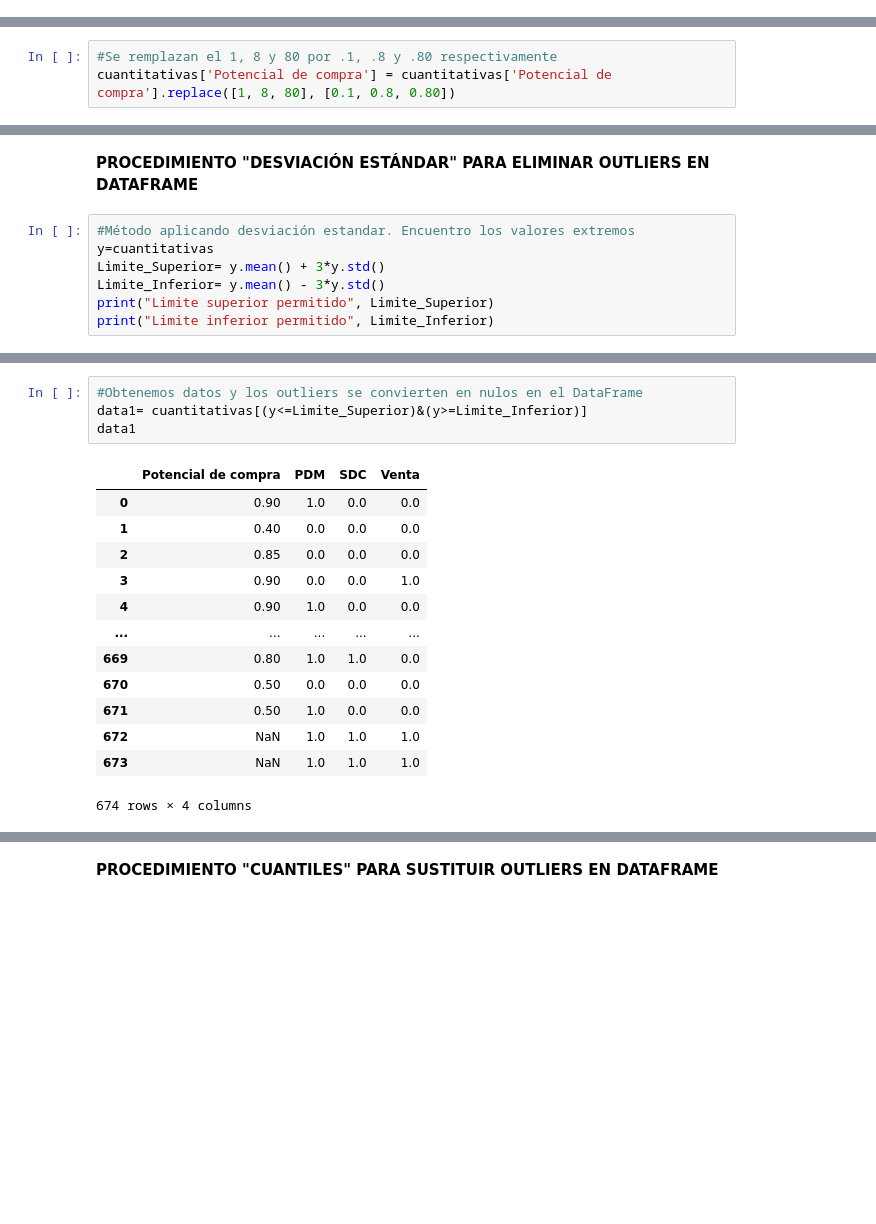
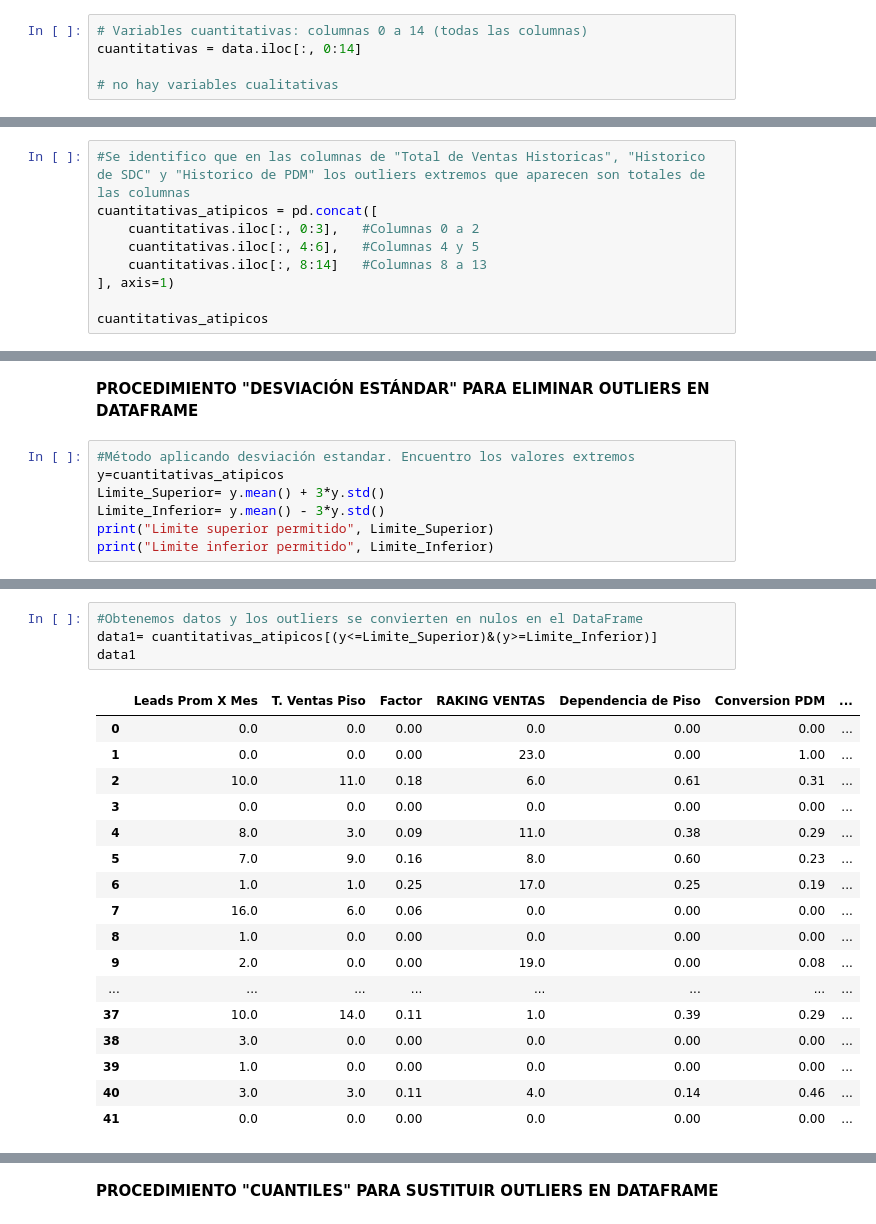
Before and after one commit to pats-pdf/1.-Extracci-n-de-Datos, a Jupyter notebook: Valores_atípicos/Actividad 3.2/3_Valores_atípicos_Análisis de Piso 2.ipynb, the cells around one changed output, grey strips where cells are left out. Cells and saved outputs as stored; diff of their text form; blank space fills up the shorter version.

```diff
--- a/Valores_atípicos/Actividad 3.2/3_Valores_atípicos_Análisis de Piso 2.ipynb
+++ b/Valores_atípicos/Actividad 3.2/3_Valores_atípicos_Análisis de Piso 2.ipynb
@@ -62,3 +107,8 @@ cualitativas = pd.concat([
+# %%
+# Variables cuantitativas: columnas 0 a 14 (todas las columnas)
+cuantitativas = data.iloc[:, 0:14]
+
+# no hay variables cualitativas
 # %%
 #Realizamos diagrama de caja o bigote de cada columna del dataframe
 fig = plt.figure(figsize =(15, 8))
@@ -73,3 +120,0 @@ plt.show() #dibujamos el diagrama
-# %%
-#Se remplazan el 1, 8 y 80 por .1, .8 y .80 respectivamente
-cuantitativas['Potencial de compra'] = cuantitativas['Potencial de compra'].replace([1, 8, 80], [0.1, 0.8, 0.80])
@@ -75,0 +123,9 @@ cuantitativas['Potencial de compra'] = cuantitativas['Potencial de compra'].repl
+# %%
+#Se identifico que en las columnas de "Total de Ventas Historicas", "Historico de SDC" y "Historico de PDM" los outliers extremos que aparecen son totales de las columnas
+cuantitativas_atipicos = pd.concat([
+    cuantitativas.iloc[:, 0:3],   #Columnas 0 a 2
+    cuantitativas.iloc[:, 4:6],   #Columnas 4 y 5
+    cuantitativas.iloc[:, 8:14]   #Columnas 8 a 13
+], axis=1)
+
+cuantitativas_atipicos
@@ -86,7 +184,7 @@ plt.show() #dibujamos el diagrama
 **PROCEDIMIENTO "DESVIACIÓN ESTÁNDAR" PARA ELIMINAR OUTLIERS EN DATAFRAME**
 # %%
 #Método aplicando desviación estandar. Encuentro los valores extremos
-y=cuantitativas
+y=cuantitativas_atipicos
 Limite_Superior= y.mean() + 3*y.std()
 Limite_Inferior= y.mean() - 3*y.std()
 print("Limite superior permitido", Limite_Superior)
@@ -104,22 +209,26 @@ Venta                 -0.829619
 dtype: float64
 # %%
 #Obtenemos datos y los outliers se convierten en nulos en el DataFrame
-data1= cuantitativas[(y<=Limite_Superior)&(y>=Limite_Inferior)]
+data1= cuantitativas_atipicos[(y<=Limite_Superior)&(y>=Limite_Inferior)]
 data1
 # %% [output]
-|  | Potencial de compra | PDM | SDC | Venta |
-| 0 | 0.90 | 1.0 | 0.0 | 0.0 |
-| 1 | 0.40 | 0.0 | 0.0 | 0.0 |
-| 2 | 0.85 | 0.0 | 0.0 | 0.0 |
-| 3 | 0.90 | 0.0 | 0.0 | 1.0 |
-| 4 | 0.90 | 1.0 | 0.0 | 0.0 |
-| ... | ... | ... | ... | ... |
-| 669 | 0.80 | 1.0 | 1.0 | 0.0 |
-| 670 | 0.50 | 0.0 | 0.0 | 0.0 |
-| 671 | 0.50 | 1.0 | 0.0 | 0.0 |
-| 672 | NaN | 1.0 | 1.0 | 1.0 |
-| 673 | NaN | 1.0 | 1.0 | 1.0 |
+|  | Leads Prom X Mes | T. Ventas Piso | Factor | RAKING VENTAS | Dependencia de Piso | Conversion PDM | ... |
+| 0 | 0.0 | 0.0 | 0.00 | 0.0 | 0.00 | 0.00 | ... |
+| 1 | 0.0 | 0.0 | 0.00 | 23.0 | 0.00 | 1.00 | ... |
+| 2 | 10.0 | 11.0 | 0.18 | 6.0 | 0.61 | 0.31 | ... |
+| 3 | 0.0 | 0.0 | 0.00 | 0.0 | 0.00 | 0.00 | ... |
+| 4 | 8.0 | 3.0 | 0.09 | 11.0 | 0.38 | 0.29 | ... |
+| 5 | 7.0 | 9.0 | 0.16 | 8.0 | 0.60 | 0.23 | ... |
+| 6 | 1.0 | 1.0 | 0.25 | 17.0 | 0.25 | 0.19 | ... |
+| 7 | 16.0 | 6.0 | 0.06 | 0.0 | 0.00 | 0.00 | ... |
+| 8 | 1.0 | 0.0 | 0.00 | 0.0 | 0.00 | 0.00 | ... |
+| 9 | 2.0 | 0.0 | 0.00 | 19.0 | 0.00 | 0.08 | ... |
+| ... | ... | ... | ... | ... | ... | ... | ... |
+| 37 | 10.0 | 14.0 | 0.11 | 1.0 | 0.39 | 0.29 | ... |
+| 38 | 3.0 | 0.0 | 0.00 | 0.0 | 0.00 | 0.00 | ... |
+| 39 | 1.0 | 0.0 | 0.00 | 0.0 | 0.00 | 0.00 | ... |
+| 40 | 3.0 | 3.0 | 0.11 | 4.0 | 0.14 | 0.46 | ... |
+| 41 | 0.0 | 0.0 | 0.00 | 0.0 | 0.00 | 0.00 | ... |
-674 rows × 4 columns
 # %%
 #Corroboramos valores nulos del dataframe4
 valores_nulos=data1.isnull().sum()
```
Also changed, not shown: parts of 25 cells of this notebook, 3 other files.
